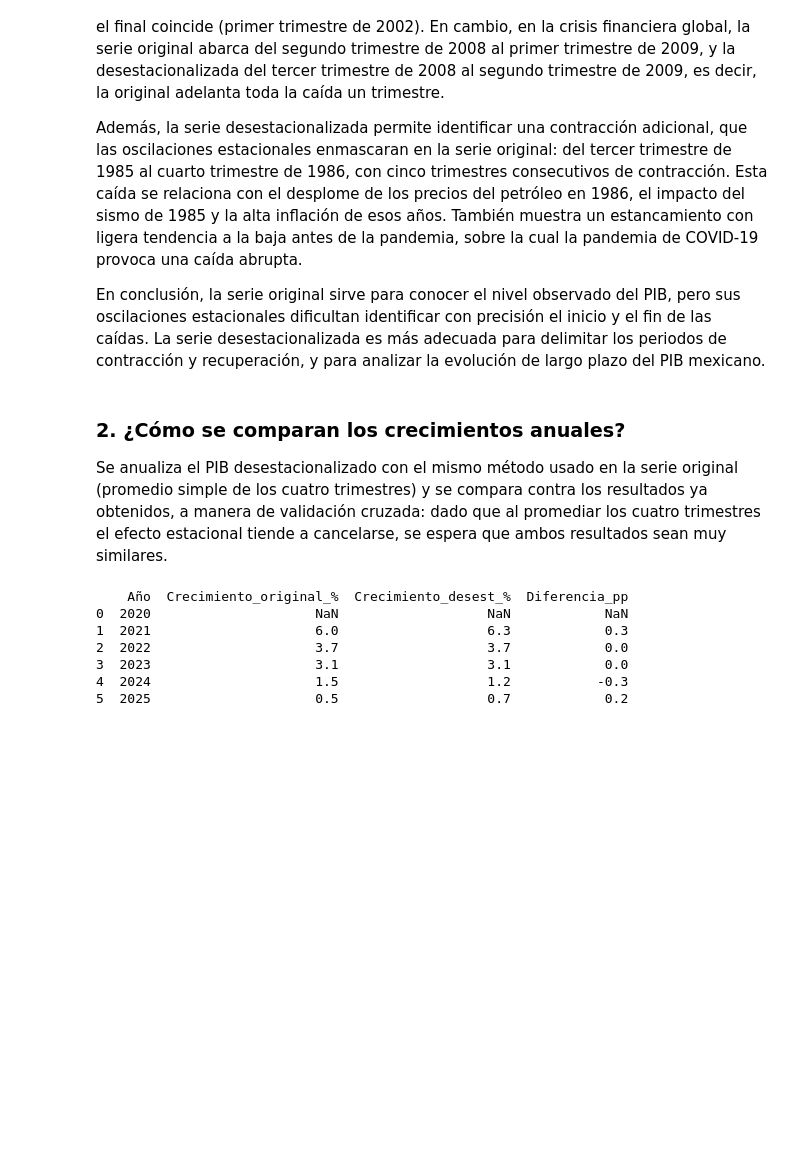
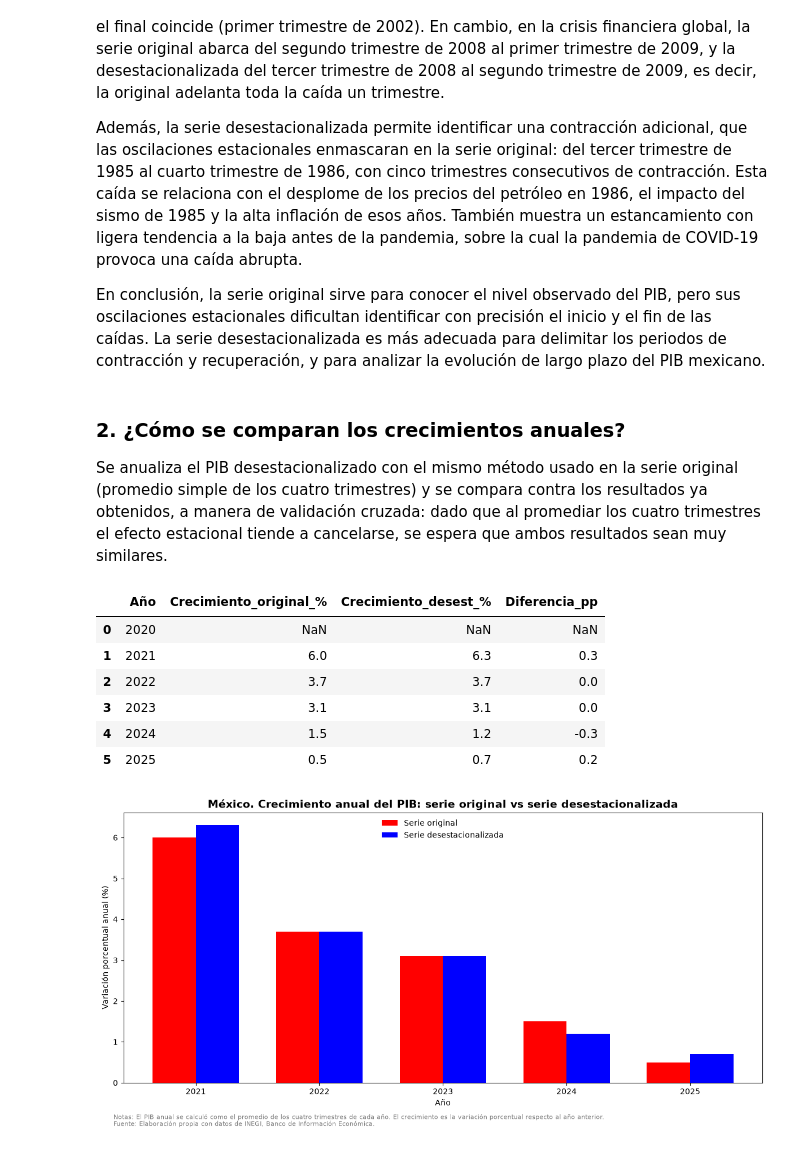
Before and after one commit to Jose-Castanedas/pib_mexico, a Jupyter notebook: notebooks/analisis_pib.ipynb, the cells around one changed output. Cells and saved outputs as stored; diff of their text form; code cells hidden in the pictures; blank space fills up the shorter version.

Commit message:
feat: agrega gráfica de comparación del crecimiento anual del PIB entre series

```diff
--- a/notebooks/analisis_pib.ipynb
+++ b/notebooks/analisis_pib.ipynb
@@ -366,12 +367,68 @@ pib_anual_desest['Diferencia_pp'] = (pib_anual_desest['Crecimiento_desest_%'] -
 
 # 7. Mostrar los datos
 
-print(pib_anual_desest[['Año', 'Crecimiento_original_%', 'Crecimiento_desest_%', 'Diferencia_pp']])
+pib_anual_desest[['Año', 'Crecimiento_original_%', 'Crecimiento_desest_%', 'Diferencia_pp']]
 # %% [output]
-    Año  Crecimiento_original_%  Crecimiento_desest_%  Diferencia_pp
-0  2020                     NaN                   NaN            NaN
-1  2021                     6.0                   6.3            0.3
-2  2022                     3.7                   3.7            0.0
-3  2023                     3.1                   3.1            0.0
-4  2024                     1.5                   1.2           -0.3
-5  2025                     0.5                   0.7            0.2
+|  | Año | Crecimiento_original_% | Crecimiento_desest_% | Diferencia_pp |
+| 0 | 2020 | NaN | NaN | NaN |
+| 1 | 2021 | 6.0 | 6.3 | 0.3 |
+| 2 | 2022 | 3.7 | 3.7 | 0.0 |
+| 3 | 2023 | 3.1 | 3.1 | 0.0 |
+| 4 | 2024 | 1.5 | 1.2 | -0.3 |
+| 5 | 2025 | 0.5 | 0.7 | 0.2 |
+# %%
+# Gráfica comparación del crecimiento anual del PIB: serie original vs serie desestacionalizada
+
+# 1. Quitar el año base (2020), ya que no tiene valor
+
+comparacion_barras = pib_anual_desest.dropna(subset=['Crecimiento_desest_%'])
+
+# 2. Definir posiciones numéricas y ancho de las barras
+
+posiciones = np.arange(len(comparacion_barras))
+ancho = 0.35
+
+# 3. Crear la figura y la gráfica de barras
+
+fig, ax= plt.subplots(figsize=(12, 6))
+
+ax.bar(posiciones - ancho/2, comparacion_barras['Crecimiento_original_%'], color='red', width=ancho, label='Serie original')
+ax.bar(posiciones + ancho/2, comparacion_barras['Crecimiento_desest_%'], color='blue', width=ancho, label='Serie desestacionalizada')
+
+ax.set_title('México. Crecimiento anual del PIB: serie original vs serie desestacionalizada', fontsize=14, fontweight='bold')
+
+# 4. Configurar los ejes
+
+# 4.1. Eje X
+
+ax.set_xlabel('Año')
+
+# 4.2. Eje Y
+
+ax.set_ylabel('Variación porcentual anual (%)')
+
+# 5. Colocar los años como etiquetas del eje X
+
+ax.set_xticks(posiciones)
+ax.set_xticklabels(comparacion_barras['Año'])
+
+# 6. Agregar leyenda
+
+ax.legend(loc='upper center', frameon=False, fontsize=10)
+
+# 7. Agregar fuente y notas metodológicas
+
+fig.text(0.03, 0.01, 'Fuente: Elaboración propia con datos de INEGI, Banco de Información Económica.', fontsize=8, color='grey', ha='left')
+fig.text(0.03, 0.03, 'Notas: El PIB anual se calculó como el promedio de los cuatro trimestres de cada año. El crecimiento es la variación porcentual respecto al año anterior.', fontsize=8, color='grey', ha='left')
+
+plt.tight_layout(rect=[0, 0.04, 1, 1])
+
+# 8. Guardar gráfica en el directorio figures
+
+plt.savefig('../figures/grafica_04_comparacion_crecimiento_anual_series.png', dpi=150, bbox_inches='tight')
+
+# 9. Mostrar gráfica
+
+plt.show()
+# %% [output]
+[figure, added]
```
Also changed, not shown: parts of 2 cells of this notebook.
